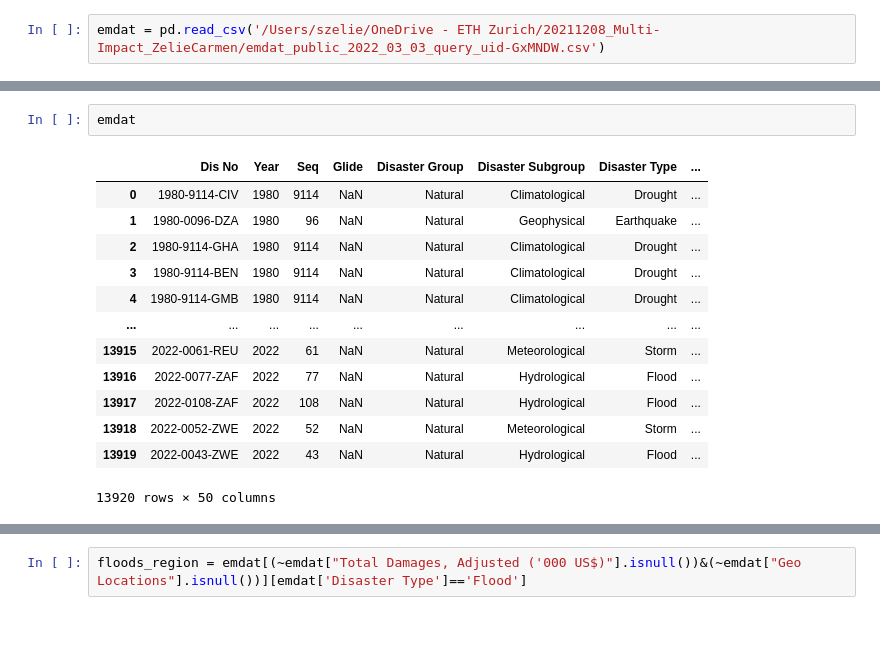
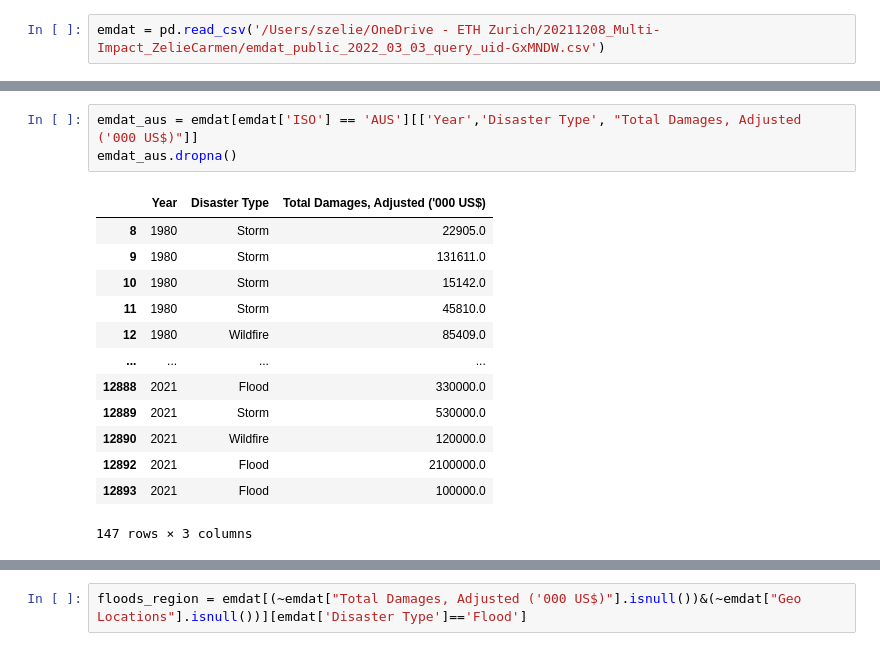
Before and after one commit to zeliest/multi_impacts, a Jupyter notebook: emdat_impacts.ipynb, the cells around one changed output, grey strips where cells are left out. Drawn from its saved outputs; the diff is of its cells as text.

```diff
--- a/emdat_impacts.ipynb
+++ b/emdat_impacts.ipynb
@@ -7,16 +24,17 @@ emdat = pd.read_csv('/Users/szelie/OneDrive - ETH Zurich/20211208_Multi-Impact_Z
 # %%
-emdat
+emdat_aus = emdat[emdat['ISO'] == 'AUS'][['Year','Disaster Type', "Total Damages, Adjusted ('000 US$)"]]
+emdat_aus.dropna()
 # %% [output]
-|  | Dis No | Year | Seq | Glide | Disaster Group | Disaster Subgroup | Disaster Type | ... |
-| 0 | 1980-9114-CIV | 1980 | 9114 | NaN | Natural | Climatological | Drought | ... |
-| 1 | 1980-0096-DZA | 1980 | 96 | NaN | Natural | Geophysical | Earthquake | ... |
-| 2 | 1980-9114-GHA | 1980 | 9114 | NaN | Natural | Climatological | Drought | ... |
-| 3 | 1980-9114-BEN | 1980 | 9114 | NaN | Natural | Climatological | Drought | ... |
-| 4 | 1980-9114-GMB | 1980 | 9114 | NaN | Natural | Climatological | Drought | ... |
-| ... | ... | ... | ... | ... | ... | ... | ... | ... |
-| 13915 | 2022-0061-REU | 2022 | 61 | NaN | Natural | Meteorological | Storm | ... |
-| 13916 | 2022-0077-ZAF | 2022 | 77 | NaN | Natural | Hydrological | Flood | ... |
-| 13917 | 2022-0108-ZAF | 2022 | 108 | NaN | Natural | Hydrological | Flood | ... |
-| 13918 | 2022-0052-ZWE | 2022 | 52 | NaN | Natural | Meteorological | Storm | ... |
-| 13919 | 2022-0043-ZWE | 2022 | 43 | NaN | Natural | Hydrological | Flood | ... |
+|  | Year | Disaster Type | Total Damages, Adjusted ('000 US$) |
+| 8 | 1980 | Storm | 22905.0 |
+| 9 | 1980 | Storm | 131611.0 |
+| 10 | 1980 | Storm | 15142.0 |
+| 11 | 1980 | Storm | 45810.0 |
+| 12 | 1980 | Wildfire | 85409.0 |
+| ... | ... | ... | ... |
+| 12888 | 2021 | Flood | 330000.0 |
+| 12889 | 2021 | Storm | 530000.0 |
+| 12890 | 2021 | Wildfire | 120000.0 |
+| 12892 | 2021 | Flood | 2100000.0 |
+| 12893 | 2021 | Flood | 100000.0 |
-13920 rows × 50 columns
+147 rows × 3 columns
```
Also changed, not shown: parts of 8 cells of this notebook, 7 other files.
